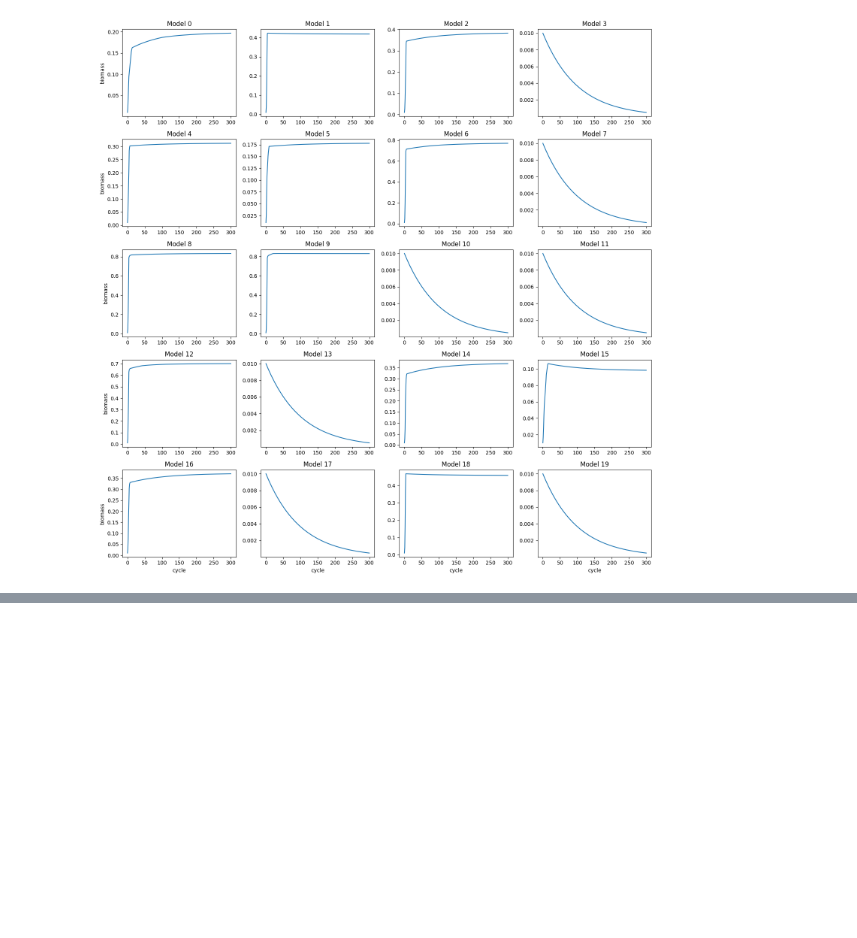
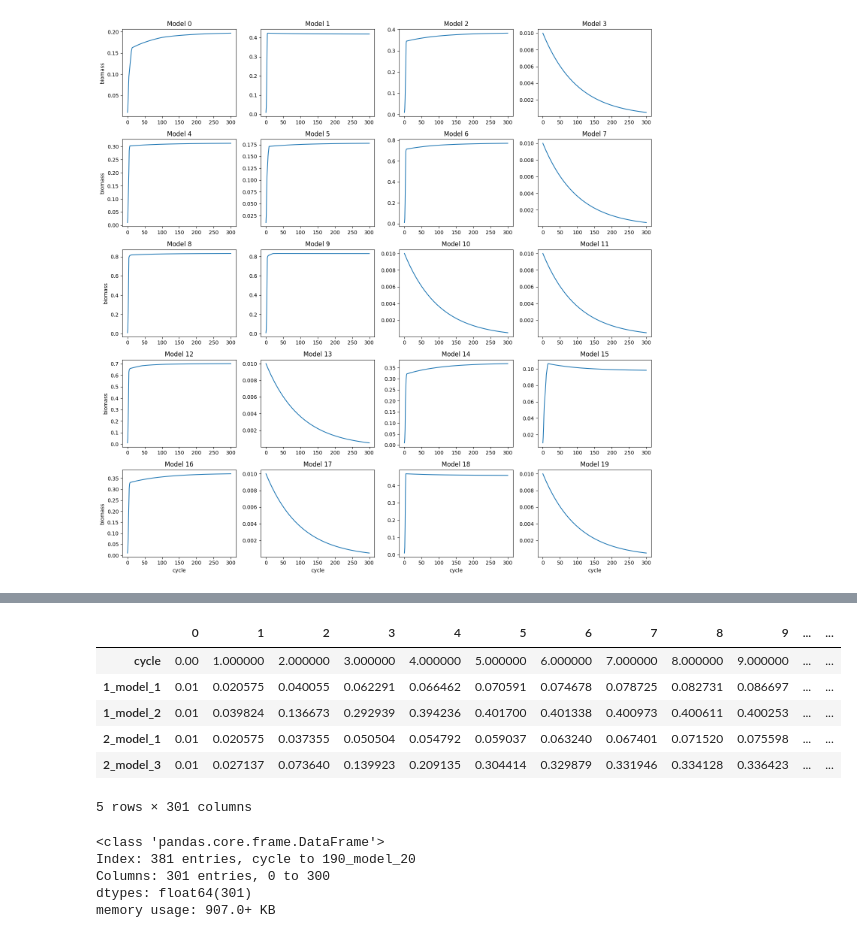
Before and after one commit to Sabdha07/metabolic_modelling, a Jupyter notebook: comets/cometspy_basic.ipynb, the cells around one changed output, grey strips where cells are left out. Cells and saved outputs as stored; diff of their text form; code cells hidden in the pictures; blank space fills up the shorter version.

```diff
--- a/comets/cometspy_basic.ipynb
+++ b/comets/cometspy_basic.ipynb
@@ -214,0 +480,19 @@ plt.show()
+# %%
+transposed_df = totbiomass_df.transpose()
+transposed_df.head()
+# %% [output]
+|  | 0 | 1 | 2 | 3 | 4 | 5 | 6 | 7 | 8 | 9 | ... | ... |
+| cycle | 0.00 | 1.000000 | 2.000000 | 3.000000 | 4.000000 | 5.000000 | 6.000000 | 7.000000 | 8.000000 | 9.000000 | ... | ... |
+| 1_model_1 | 0.01 | 0.020575 | 0.040055 | 0.062291 | 0.066462 | 0.070591 | 0.074678 | 0.078725 | 0.082731 | 0.086697 | ... | ... |
+| 1_model_2 | 0.01 | 0.039824 | 0.136673 | 0.292939 | 0.394236 | 0.401700 | 0.401338 | 0.400973 | 0.400611 | 0.400253 | ... | ... |
+| 2_model_1 | 0.01 | 0.020575 | 0.037355 | 0.050504 | 0.054792 | 0.059037 | 0.063240 | 0.067401 | 0.071520 | 0.075598 | ... | ... |
+| 2_model_3 | 0.01 | 0.027137 | 0.073640 | 0.139923 | 0.209135 | 0.304414 | 0.329879 | 0.331946 | 0.334128 | 0.336423 | ... | ... |
+5 rows × 301 columns
+# %%
+transposed_df.info()
+# %% [output]
+<class 'pandas.core.frame.DataFrame'>
+Index: 381 entries, cycle to 190_model_20
+Columns: 301 entries, 0 to 300
+dtypes: float64(301)
+memory usage: 907.0+ KB
```
Also changed, not shown: parts of 28 cells of this notebook, 3 other files.
